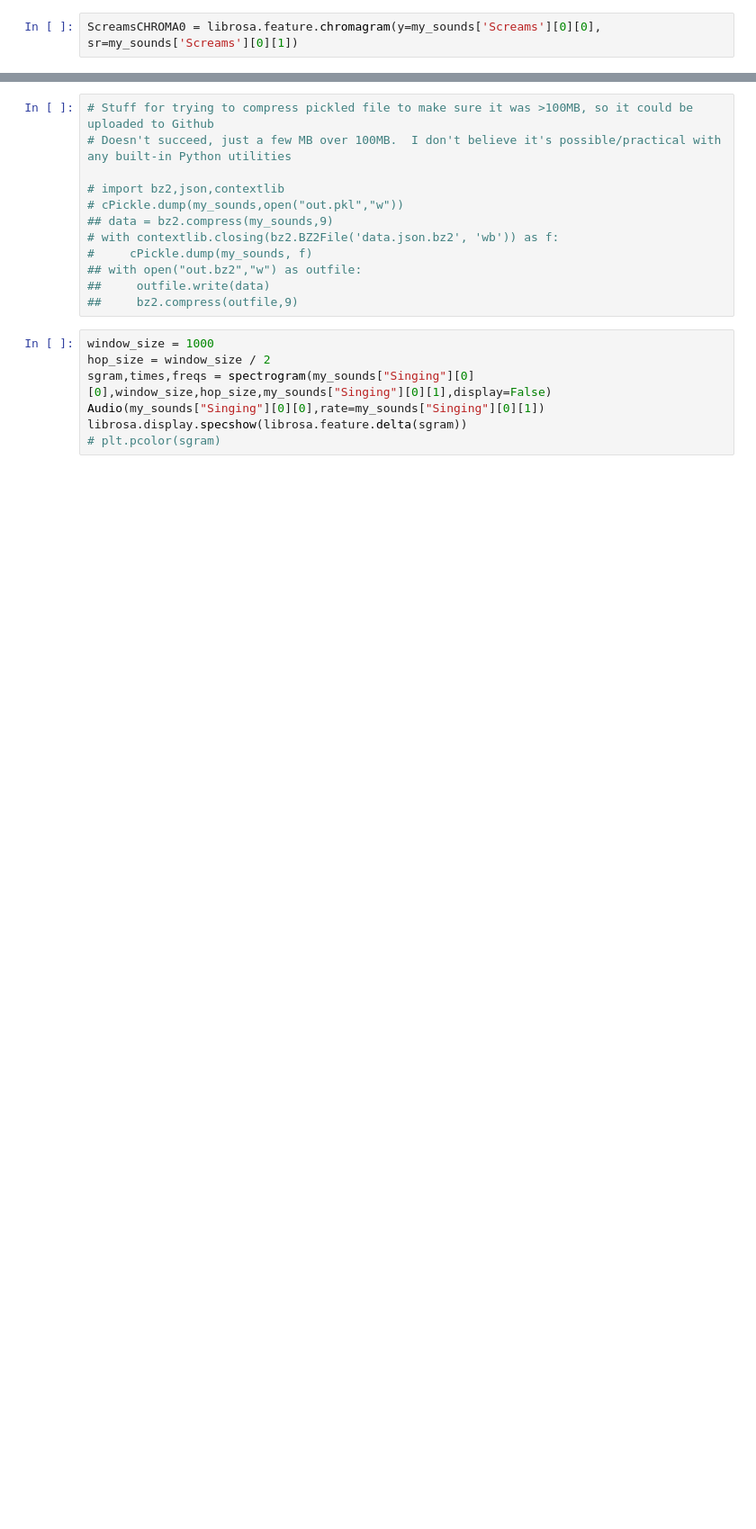
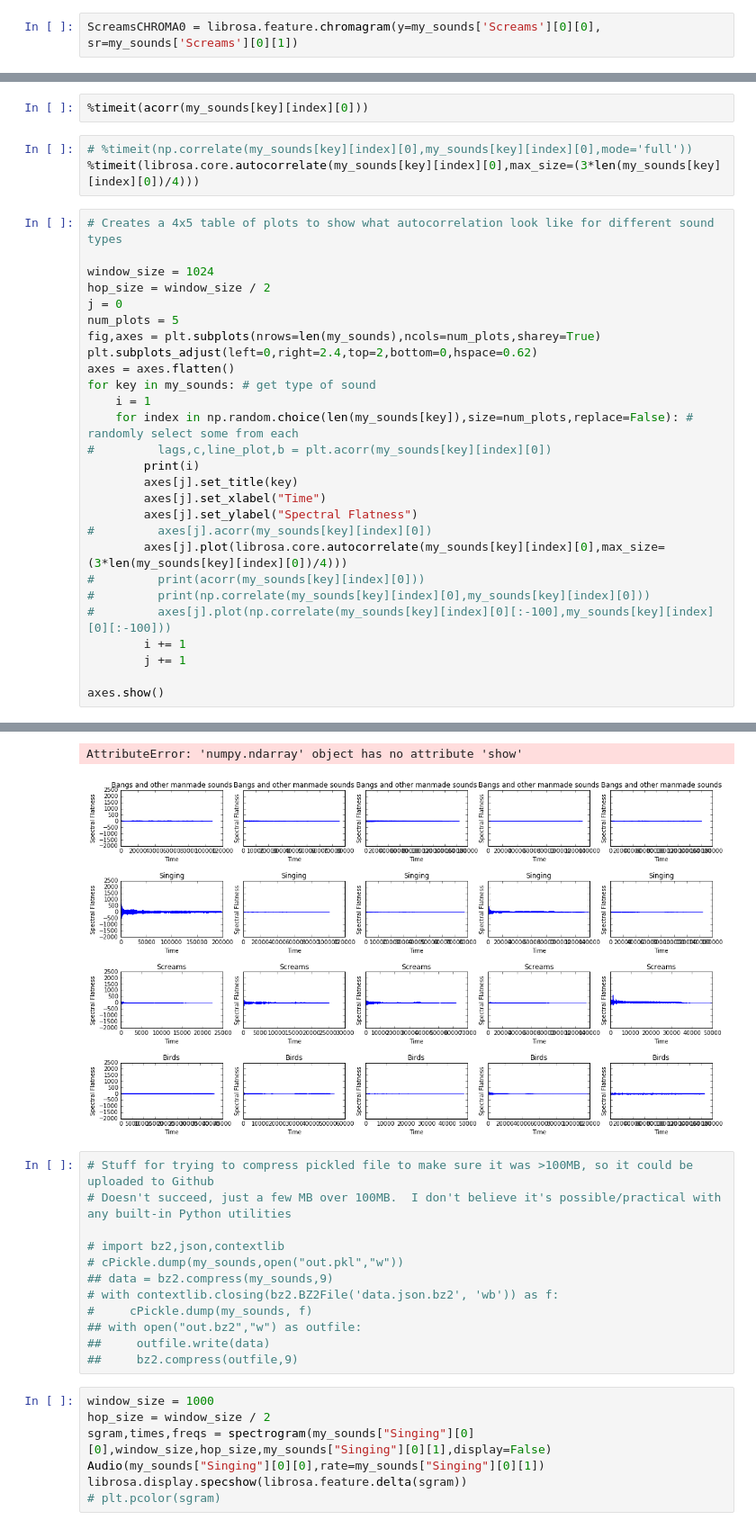
Before and after one commit to BenSandeen/surveillance_sound_classifier, a Jupyter notebook: Project.ipynb, the cells around one changed output, grey strips where cells are left out. Shown at 90% size. Saved outputs shown, nothing was run; the diff lists cells and outputs as text; blank space fills up the shorter version.

```diff
--- a/Project.ipynb
+++ b/Project.ipynb
@@ -316,0 +342,33 @@ AttributeError: 'numpy.ndarray' object has no attribute 'show'
+# %%
+%timeit(acorr(my_sounds[key][index][0]))
+# %%
+# %timeit(np.correlate(my_sounds[key][index][0],my_sounds[key][index][0],mode='full'))
+%timeit(librosa.core.autocorrelate(my_sounds[key][index][0],max_size=(3*len(my_sounds[key][index][0])/4)))
+# %%
+# Creates a 4x5 table of plots to show what autocorrelation look like for different sound types
+
+window_size = 1024
+hop_size = window_size / 2
+j = 0
+num_plots = 5
+fig,axes = plt.subplots(nrows=len(my_sounds),ncols=num_plots,sharey=True)
+plt.subplots_adjust(left=0,right=2.4,top=2,bottom=0,hspace=0.62)
+axes = axes.flatten()
+for key in my_sounds: # get type of sound
+    i = 1
+    for index in np.random.choice(len(my_sounds[key]),size=num_plots,replace=False): # randomly select some from each
+#         lags,c,line_plot,b = plt.acorr(my_sounds[key][index][0])
+        print(i)
+        axes[j].set_title(key)
+        axes[j].set_xlabel("Time")
+        axes[j].set_ylabel("Spectral Flatness")
+#         axes[j].acorr(my_sounds[key][index][0])
+        axes[j].plot(librosa.core.autocorrelate(my_sounds[key][index][0],max_size=(3*len(my_sounds[key][index][0])/4)))
+#         print(acorr(my_sounds[key][index][0]))
+#         print(np.correlate(my_sounds[key][index][0],my_sounds[key][index][0]))
+#         axes[j].plot(np.correlate(my_sounds[key][index][0][:-100],my_sounds[key][index][0][:-100]))
+        i += 1
+        j += 1
+
+axes.show()
+# %% [output]
@@ -317,3 +395,5 @@ AttributeError: 'numpy.ndarray' object has no attribute 'show'
+AttributeError: 'numpy.ndarray' object has no attribute 'show'
+[figure, added]
 # %%
 # Stuff for trying to compress pickled file to make sure it was >100MB, so it could be uploaded to Github
 # Doesn't succeed, just a few MB over 100MB.  I don't believe it's possible/practical with any built-in Python utilities
```
Also changed, not shown: parts of 19 cells of this notebook, 2 other files.
